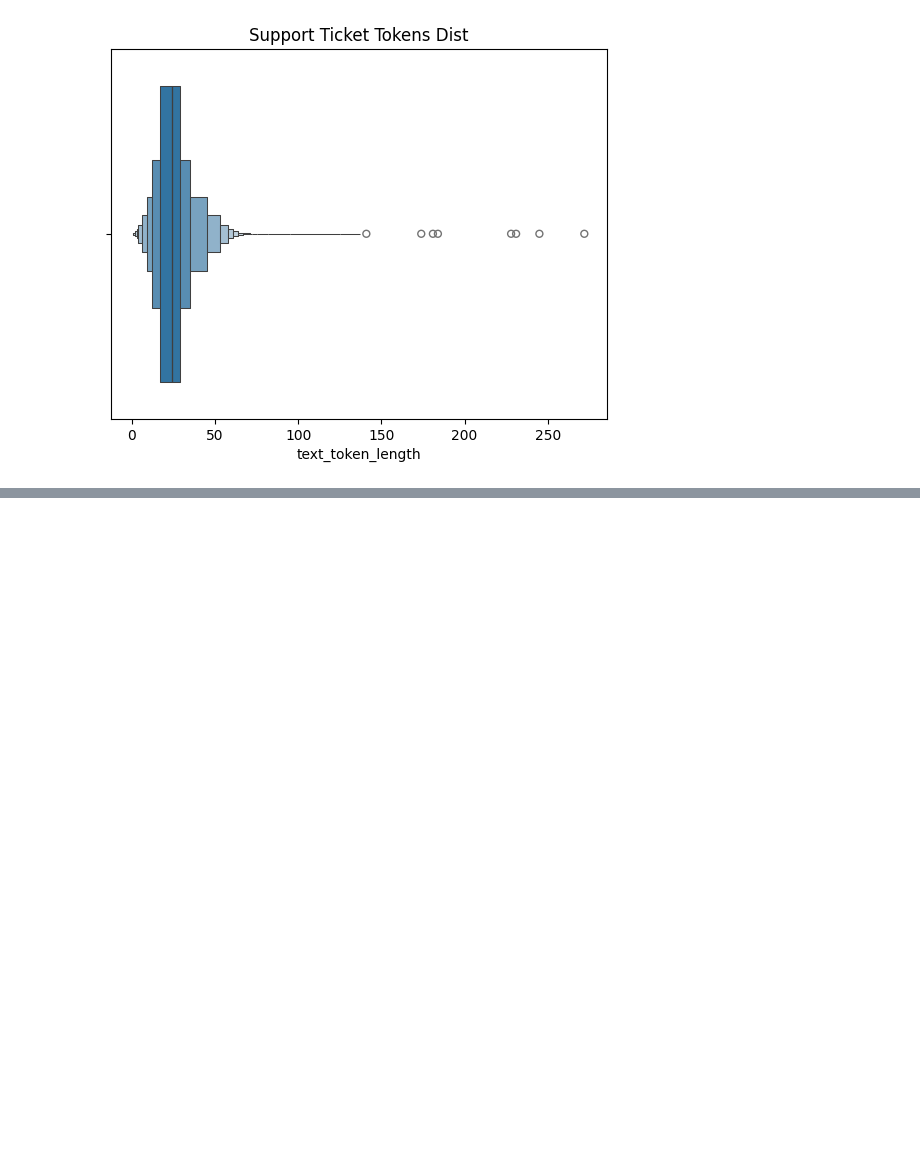
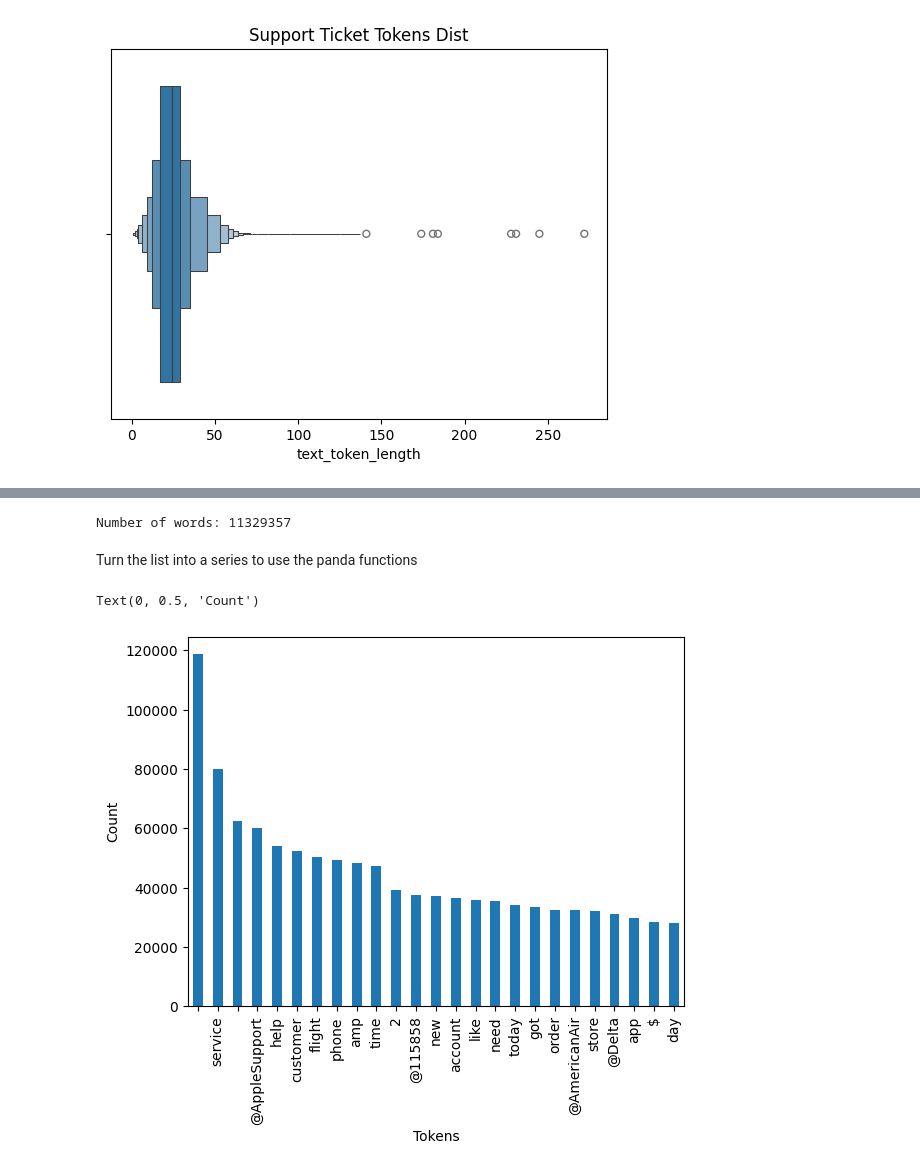
Before and after one commit to erictlong/customer-support-automation, a Jupyter notebook: data analytics/supportTicketBasicNlp.ipynb, the cells around one changed output, grey strips where cells are left out. Cells and saved outputs as stored; diff of their text form; code cells hidden in the pictures; blank space fills up the shorter version.

```diff
--- a/data analytics/supportTicketBasicNlp.ipynb
+++ b/data analytics/supportTicketBasicNlp.ipynb
@@ -308,0 +339,3 @@ Text(0.5, 1.0, 'Support Tikcet Clean Tokens Dist')
+# %%
+token_list = []
+df['text_token_clean'].apply(lambda x: token_list.extend(x))
@@ -308,0 +355,17 @@ Text(0.5, 1.0, 'Support Tikcet Clean Tokens Dist')
+# %%
+print(f"Number of words: {len(token_list)}")
+# %% [output]
+Number of words: 11329357
+# %% [markdown]
+Turn the list into a series to use the panda functions
+# %%
+tokens_series = pd.Series(token_list)
+# %%
+token_series_count = tokens_series.value_counts()
+# %%
+token_series_count[:25].plot(kind='bar')
+plt.xlabel("Tokens")
+plt.ylabel('Count')
+# %% [output]
+Text(0, 0.5, 'Count')
+[figure, added]
```
Also changed, not shown: parts of 15 cells of this notebook.
